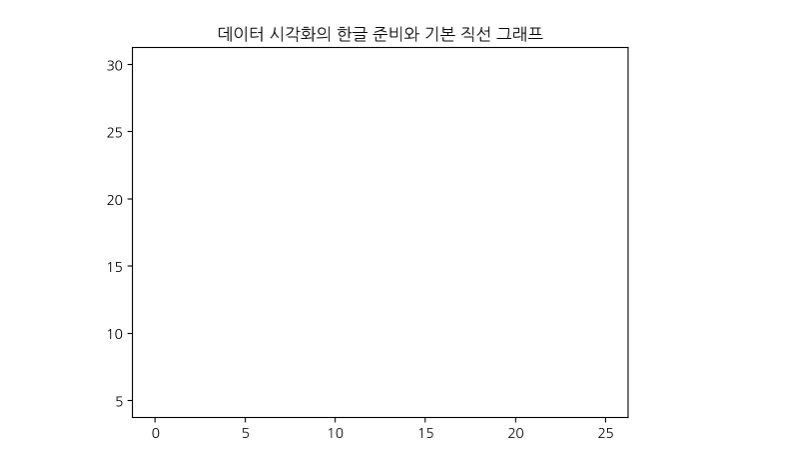
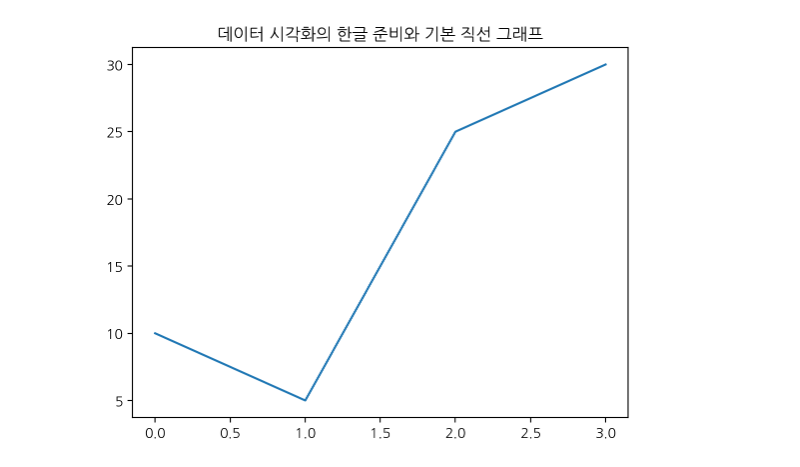
Before and after one commit to ehfl21/2024-intro-DA-code, a Jupyter notebook: w01_2_intro_da_for_colab.ipynb, the cells around one changed output. Drawn from its saved outputs; the diff is of its cells as text; code cells hidden in the pictures.

```diff
--- a/w01_2_intro_da_for_colab.ipynb
+++ b/w01_2_intro_da_for_colab.ipynb
@@ -33,10 +25,11 @@ Successfully installed koreanize-matplotlib-0.1.1
 import koreanize_matplotlib
 # %%
 import matplotlib.pyplot as plt
-plt.title('데이터 시각화의 한글 준비와 기본 직선 그래프')
-plt.plot(0, 5, 25, 30)
+
+plt.title("데이터 시각화의 한글 준비와 기본 직선 그래프")
+plt.plot([10, 5, 25, 30])
 plt.show()
 # %% [output]
-[figure, old version]
+[figure, new version]
 # %%
 import matplotlib.pyplot as plt
```
Also changed, not shown: parts of 10 cells of this notebook.
